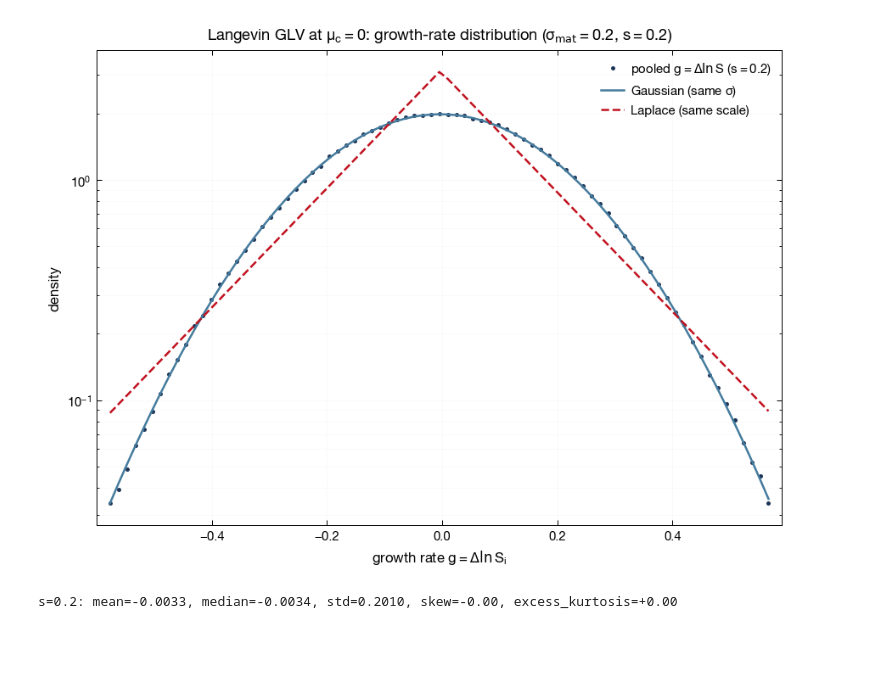
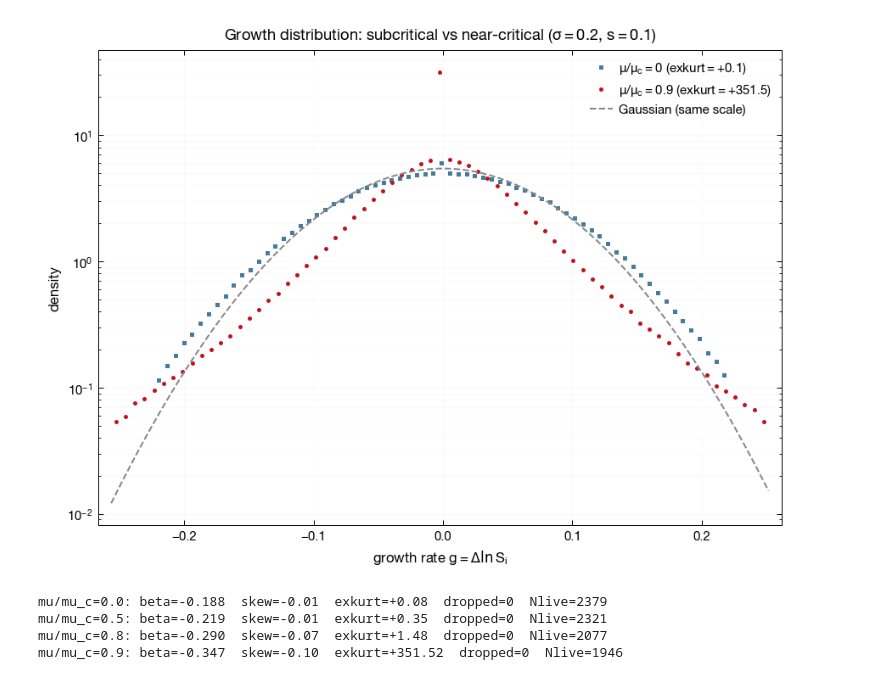
Before and after one commit to NotLudovico/glv-for-economics, a Jupyter notebook: notebooks/langevin_glv_critical_msb.ipynb, the cells around one changed output. Cells and saved outputs as stored; diff of their text form; code cells hidden in the pictures; blank space fills up the shorter version.

```diff
--- a/notebooks/langevin_glv_critical_msb.ipynb
+++ b/notebooks/langevin_glv_critical_msb.ipynb
@@ -155,24 +180,24 @@ def two_slopes(x, y):
 # %%
-# Plot 1: size-volatility relation, one V-curve per noise strength s.
+# Plot 1: size-volatility relation, one V-curve per proximity f = mu/mu_c.
 fig, ax = plt.subplots(figsize=(7.8, 5.8))
-cmap = plt.cm.viridis(np.linspace(0.1, 0.9, len(S_GRID)))
-for s, col in zip(sorted(by_s), cmap):
-    b = by_s[s]
+cmap = plt.cm.plasma(np.linspace(0.1, 0.85, len(FRAC_GRID)))
+for f, col in zip(sorted(by_f), cmap):
+    b = by_f[f]
     if b["avg"].size == 0:
         continue
     live = (b["avg"] > FLOOR) & (b["vol"] > 0) & np.isfinite(b["vol"])
     if live.sum() < 50:
         continue
     bx, by = vbin(b["avg"][live], b["vol"][live])
-    _, blo, bhi = two_slopes(b["avg"][live], b["vol"][live])
+    beta = beta_fit(b["avg"][live], b["vol"][live])
     ax.loglog(bx, by, "o-", ms=4, color=col,
-              label=rf"$s={s:g}$  ($\beta_{{\rm lo}}={blo:+.2f},\ \beta_{{\rm hi}}={bhi:+.2f}$)")
+              label=rf"$\mu/\mu_c={f:g}$  ($\beta={beta:+.2f}$)")
 ax.set(xlabel=r"time-average relative size $\bar S_i$",
        ylabel=r"growth-rate volatility $\sigma_i=\sqrt{\pi/2}\,\overline{|g-\bar g|}$",
-       title=rf"Langevin GLV at $\mu_c=0$: size--volatility vs noise $s$  "
-             rf"(power-law $\alpha={ALPHA}$, $\sigma_{{\rm mat}}={SIGMA_MAT}$)")
+       title=rf"Absolute-x GLV approaching $\mu_c$: size--volatility  "
+             rf"($\alpha={ALPHA}$, $\sigma={SIGMA_MAT}$, $s={S_NOISE}$)")
 ax.grid(True, which="both", alpha=0.15)
-ax.legend(fontsize=8, title="noise strength")
+ax.legend(fontsize=8, title=r"proximity $\mu/\mu_c$")
 plt.tight_layout()
 plt.savefig("langevin_glv_critical_volatility_size.png", dpi=120)
 plt.show()
@@ -181,29 +206,40 @@ plt.show()
 # %%
-# Plot 2: pooled growth-rate distribution at a representative s.
-s_show = 0.2 if 0.2 in by_s else sorted(by_s)[len(by_s) // 2]
-g = by_s[s_show]["g"]; g = g[np.isfinite(g)]
-mu_g, sd_g, med_g = g.mean(), g.std(), np.median(g)
-b_lap = np.mean(np.abs(g - med_g))
-lo, hi = np.percentile(g, [0.2, 99.8])
-edges = np.linspace(lo, hi, 80); centers = 0.5 * (edges[:-1] + edges[1:])
-dens, _ = np.histogram(g, bins=edges, density=True)
-gauss = np.exp(-0.5 * ((centers - mu_g) / sd_g) ** 2) / (sd_g * np.sqrt(2 * np.pi))
-lap = np.exp(-np.abs(centers - med_g) / b_lap) / (2 * b_lap)
+# Plot 2: pooled growth-rate distribution, deep-subcritical vs near-critical.
+f_lo = sorted(by_f)[0]
+f_hi = max([f for f in by_f if by_f[f]["g"].size > 0])
 fig, ax = plt.subplots(figsize=(7.5, 5.6))
-ax.semilogy(centers, np.where(dens > 0, dens, np.nan), "o", ms=3, color="#1d3557",
-            label=rf"pooled $g=\Delta\ln S$ ($s={s_show:g}$)")
-ax.semilogy(centers, gauss, "-", color="#457b9d", lw=1.5, label=r"Gaussian (same $\sigma$)")
-ax.semilogy(centers, lap, "--", color="#c1121f", lw=1.5, label="Laplace (same scale)")
+for f, col, mk in [(f_lo, "#457b9d", "s"), (f_hi, "#c1121f", "o")]:
+    g = by_f[f]["g"]; g = g[np.isfinite(g)]
+    if g.size == 0:
+        continue
+    sd_g = g.std(); med_g = np.median(g)
+    lo, hi = np.percentile(g, [0.3, 99.7])
+    edges = np.linspace(lo, hi, 70); centers = 0.5 * (edges[:-1] + edges[1:])
+    dens, _ = np.histogram(g, bins=edges, density=True)
+    ax.semilogy(centers, np.where(dens > 0, dens, np.nan), mk, ms=3, color=col,
+                label=rf"$\mu/\mu_c={f:g}$ (exkurt$={kurtosis(g):+.1f}$)")
+# Gaussian reference at the near-critical scale
+g = by_f[f_hi]["g"]; g = g[np.isfinite(g)]; sd_g = g.std()
+xx = np.linspace(*np.percentile(g, [0.3, 99.7]), 200)
+ax.semilogy(xx, np.exp(-0.5 * (xx / sd_g) ** 2) / (sd_g * np.sqrt(2 * np.pi)),
+            "--", color="#888", lw=1.2, label="Gaussian (same scale)")
 ax.set(xlabel=r"growth rate $g=\Delta\ln S_i$", ylabel="density",
-       title=rf"Langevin GLV at $\mu_c=0$: growth-rate distribution "
-             rf"($\sigma_{{\rm mat}}={SIGMA_MAT}$, $s={s_show:g}$)")
+       title=rf"Growth distribution: subcritical vs near-critical ($\sigma={SIGMA_MAT}$, $s={S_NOISE}$)")
 ax.grid(True, which="both", alpha=0.15)
 ax.legend()
 plt.tight_layout()
 plt.savefig("langevin_glv_critical_growth_dist.png", dpi=120)
 plt.show()
-print(f"s={s_show}: mean={mu_g:+.4f}, median={med_g:+.4f}, std={sd_g:.4f}, "
-      f"skew={skew(g):+.2f}, excess_kurtosis={kurtosis(g):+.2f}")
+for f in sorted(by_f):
+    g = by_f[f]["g"]; g = g[np.isfinite(g)]
+    b = by_f[f]; live = (b["avg"] > FLOOR) & (b["vol"] > 0) & np.isfinite(b["vol"])
+    if g.size == 0:
+        print(f"f={f}: all runs dropped ({b['dropped']})"); continue
+    print(f"mu/mu_c={f}: beta={beta_fit(b['avg'][live], b['vol'][live]):+.3f}  "
+          f"skew={skew(g):+.2f}  exkurt={kurtosis(g):+.2f}  dropped={b['dropped']}  Nlive={live.sum()}")
 # %% [output]
-[figure, old version]
+[figure, new version]
-s=0.2: mean=-0.0033, median=-0.0034, std=0.2010, skew=-0.00, excess_kurtosis=+0.00
+mu/mu_c=0.0: beta=-0.188  skew=-0.01  exkurt=+0.08  dropped=0  Nlive=2379
+mu/mu_c=0.5: beta=-0.219  skew=-0.01  exkurt=+0.35  dropped=0  Nlive=2321
+mu/mu_c=0.8: beta=-0.290  skew=-0.07  exkurt=+1.48  dropped=0  Nlive=2077
+mu/mu_c=0.9: beta=-0.347  skew=-0.10  exkurt=+351.52  dropped=0  Nlive=1946
```
Also changed, not shown: parts of 12 cells of this notebook, 2 other files.
